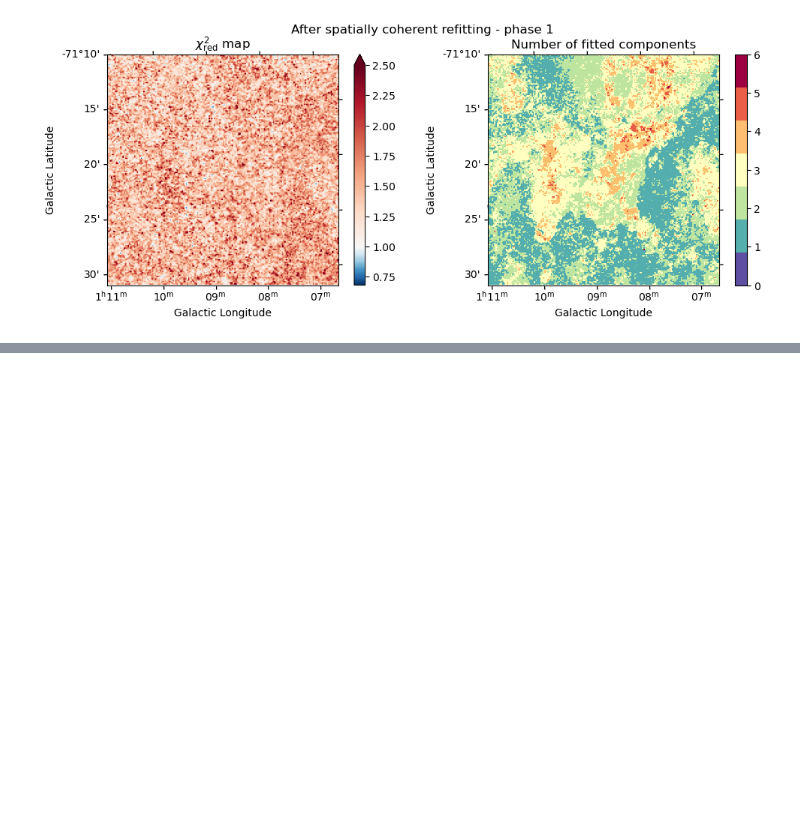
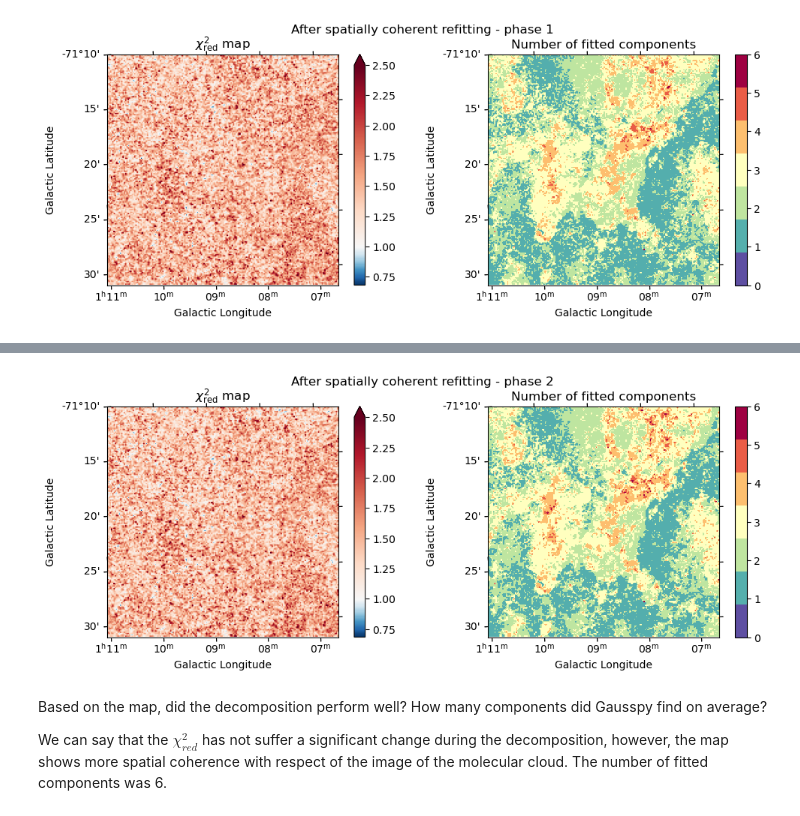
Before and after one commit to OsmerSuarez/Homeworks, a Jupyter notebook: Homework1_Suarez.ipynb, the cells around one changed output, grey strips where cells are left out. Drawn from its saved outputs; the diff is of its cells as text; code cells hidden in the pictures; blank space fills up the shorter version.

```diff
--- a/Homework1_Suarez.ipynb
+++ b/Homework1_Suarez.ipynb
@@ -301,0 +338,41 @@ plt.show()
+# %%
+filepath = os.path.join(
+    'decomposition_grs', 'gpy_maps', 'cloud_sub_cube_g+_fit_fin_sf-p2_rchi2_map.fits')
+rchi2 = fits.getdata(filepath)
+wcs = WCS(fits.getheader(filepath))
+
+fig, axes = plt.subplots(ncols=2, figsize=(12, 4), subplot_kw=dict(projection=wcs))
+
+ax = axes.flatten()[0]
+
+vmin = min(rchi2.flatten())
+vmax = 2.5
+new_cmap = get_cmap_rchi2(vmin, vmax)
+
+img_rchi2 = ax.imshow(rchi2, cmap=new_cmap, vmin=vmin, vmax=vmax)
+fig.colorbar(img_rchi2, ax=ax, extend='max')
+ax.set_title('$\chi_{\mathrm{red}}^{2}$ map')
+add_style(ax)
+
+ax = axes.flatten()[1]
+
+ncomps = fits.getdata(os.path.join(
+    'decomposition_grs', 'gpy_maps', 'cloud_sub_cube_g+_fit_fin_sf-p2_component_map.fits'))
+
+vmax = 6
+new_cmap = cm.get_cmap('Spectral_r', vmax + 1)
+
+img_ncomps = ax.imshow(ncomps, cmap=new_cmap, vmin=0, vmax=vmax)
+fig.colorbar(img_ncomps, ax=ax)
+ax.set_title('Number of fitted components')
+add_style(ax)
+
+fig.suptitle('After spatially coherent refitting - phase 2')
+
+plt.show()
+# %% [output]
+[figure, added]
+# %% [markdown]
+Based on the map, did the decomposition perform well? How many components did Gausspy find on average?
+
+We can say that the $\chi_{red}^2$ has not suffer a significant change during the decomposition, however, the map shows more spatial coherence with respect of the image of the molecular cloud. The number of fitted components was 6.
```
Also changed, not shown: parts of 17 cells of this notebook.
